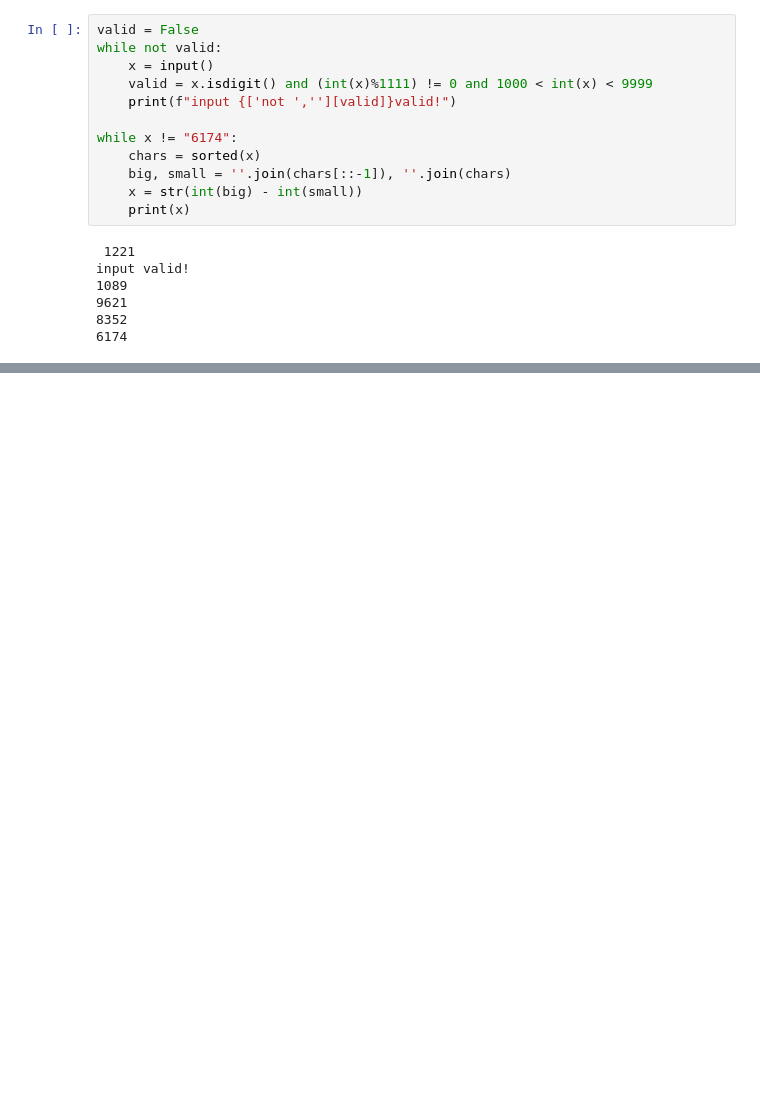
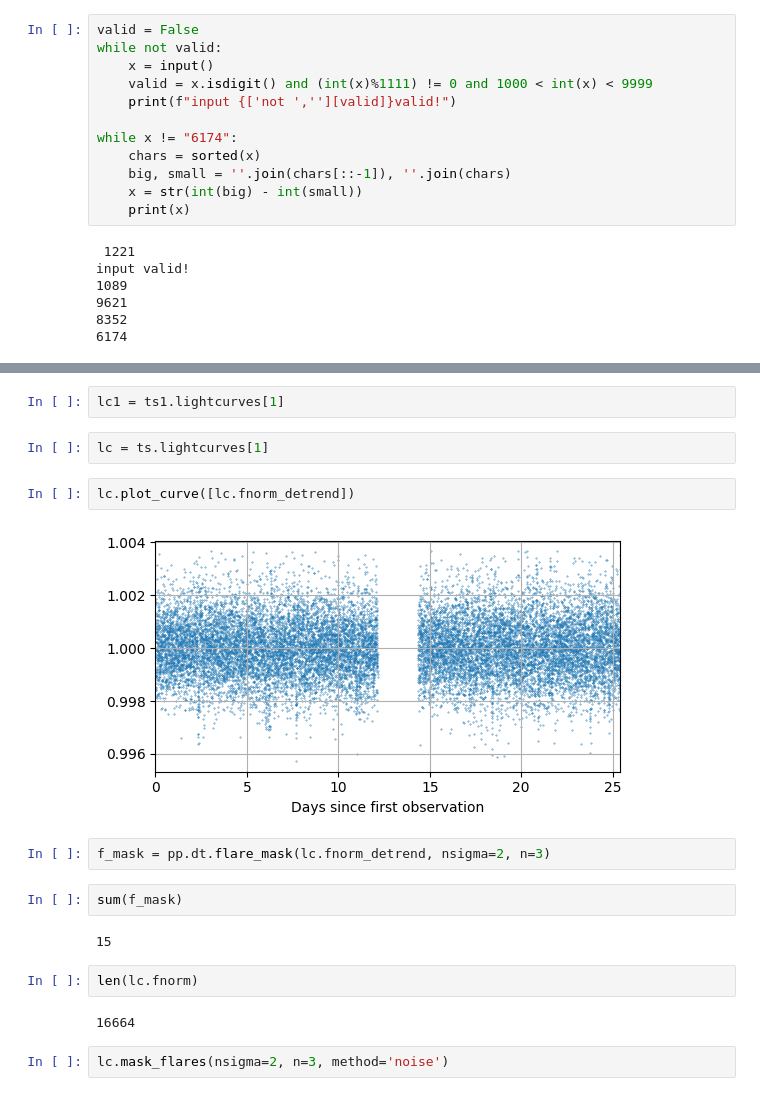
Before and after one commit to e-gillis/tess-exoplanet-pipeline, a Jupyter notebook: pipeline_testing.ipynb, the cells around one changed output, grey strips where cells are left out. Saved outputs shown, nothing was run; the diff lists cells and outputs as text; blank space fills up the shorter version.

```diff
--- a/pipeline_testing.ipynb
+++ b/pipeline_testing.ipynb
@@ -196,0 +248,20 @@ input valid!
+# %%
+lc1 = ts1.lightcurves[1]
+# %%
+lc = ts.lightcurves[1]
+# %%
+lc.plot_curve([lc.fnorm_detrend])
+# %% [output]
+[figure, added]
+# %%
+f_mask = pp.dt.flare_mask(lc.fnorm_detrend, nsigma=2, n=3)
+# %%
+sum(f_mask)
+# %% [output]
+15
+# %%
+len(lc.fnorm)
+# %% [output]
+16664
+# %%
+lc.mask_flares(nsigma=2, n=3, method='noise')
```
Also changed, not shown: parts of 7 cells of this notebook, 2 other files.
